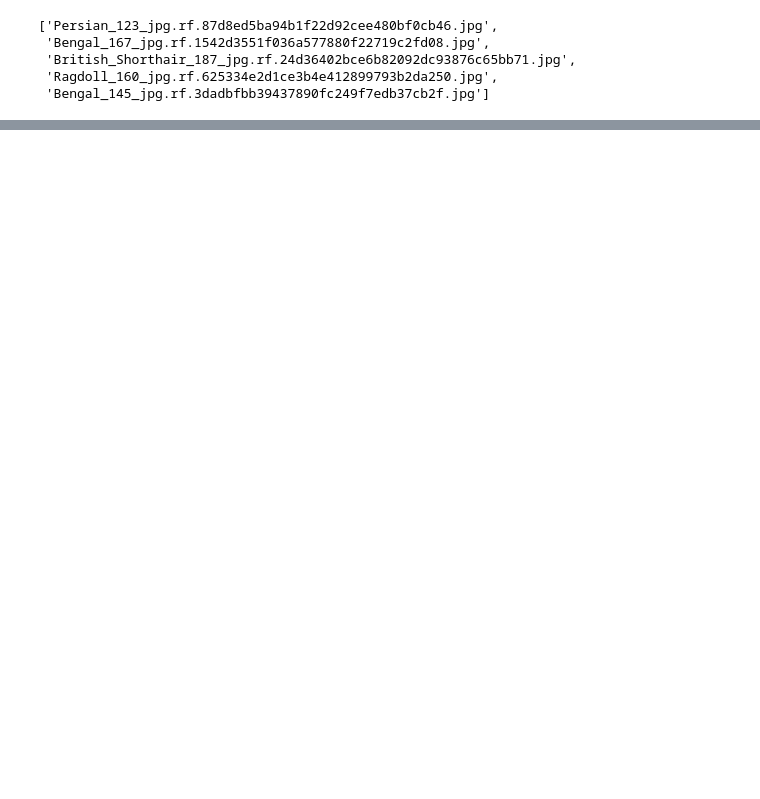
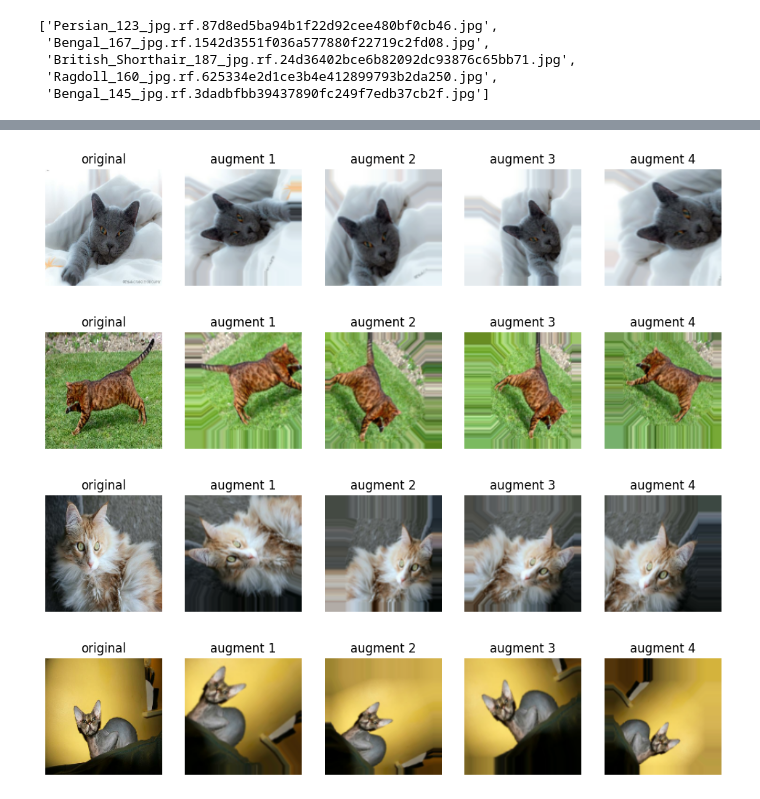
Before and after one commit to AadityaBajgain/learn_tensorflow, a Jupyter notebook: c2/w2/augmentation.ipynb, the cells around one changed output, grey strips where cells are left out. Cells and saved outputs as stored; diff of their text form; code cells hidden in the pictures; blank space fills up the shorter version.

```diff
--- a/c2/w2/augmentation.ipynb
+++ b/c2/w2/augmentation.ipynb
@@ -26,0 +158,14 @@ fig.set_size_inches(n_rows*4, n_cols * 4)
+# %%
+FILL_MODE = "nearest"
+
+data_aug = tf.keras.models.Sequential([
+    #specify the image shape
+    tf.keras.Input(shape=(150,150,3)),
+
+    #add the augmentation layer
+    tf.keras.layers.RandomFlip("horizontal"),
+    tf.keras.layers.RandomRotation(0.2, fill_mode = FILL_MODE),
+    tf.keras.layers.RandomTranslation(0.2, 0.2, fill_mode = FILL_MODE),
+    tf.keras.layers.RandomZoom(0.2, fill_mode = FILL_MODE)
+
+])
@@ -26,0 +210,16 @@ fig.set_size_inches(n_rows*4, n_cols * 4)
+# %%
+NUM_AUG = 4
+
+# Apply the transformations to the first 4 images
+demo_augmentation(sample_batch[0], data_aug, NUM_AUG)
+demo_augmentation(sample_batch[1], data_aug, NUM_AUG)
+demo_augmentation(sample_batch[2], data_aug, NUM_AUG)
+demo_augmentation(sample_batch[3], data_aug, NUM_AUG)
+
+# Uncomment the line below to delete the variable to free up some memory
+# del sample_batch
+# %% [output]
+[figure, added]
+[figure, added]
+[figure, added]
+[figure, added]
```
Also changed, not shown: parts of 15 cells of this notebook.
